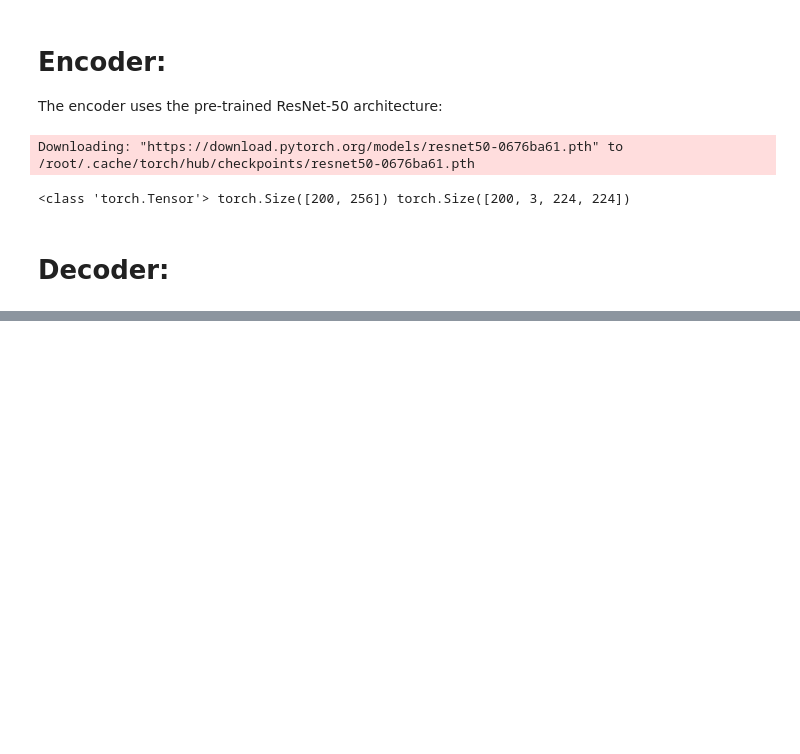
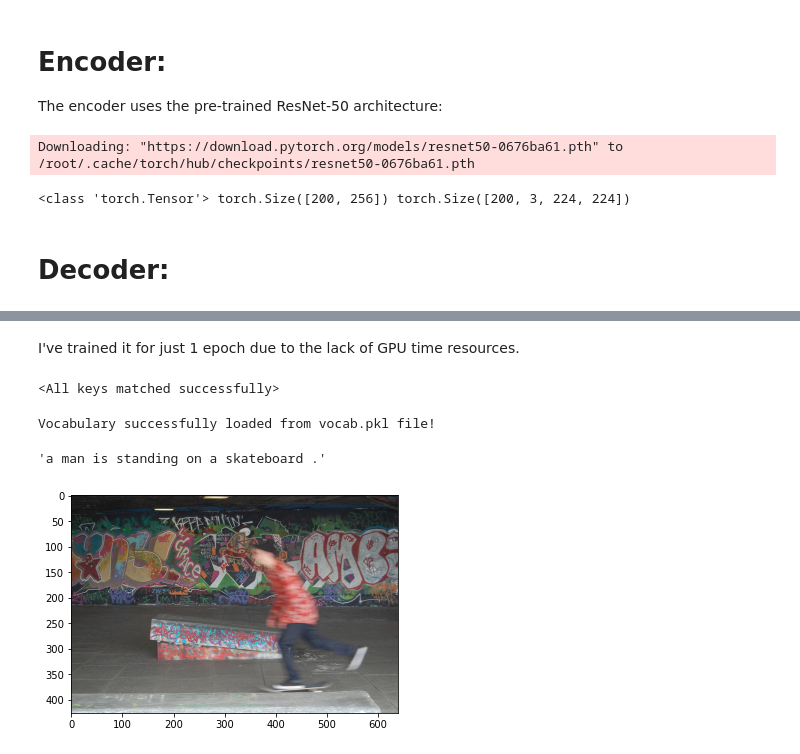
Before and after one commit to Sajad-Hosseini/Deep-learning, a Jupyter notebook: HW4/Codes/DL2022_HW4_P2.ipynb, the cells around one changed output, grey strips where cells are left out. Cells and saved outputs as stored; diff of their text form; code cells hidden in the pictures; blank space fills up the shorter version.

```diff
--- a/HW4/Codes/DL2022_HW4_P2.ipynb
+++ b/HW4/Codes/DL2022_HW4_P2.ipynb
@@ -671,11 +668,13 @@ Epochs [2/2] Step [1350/2071] Loss [2.4839]
+# %% [markdown]
+I've trained it for just 1 epoch due to the lack of GPU time resources.
 # %%
 model_save_path = '/content/drive/My Drive/Colab Notebooks/ComputerVision/RNN_LSTM/image_caption/CVND---Image-Captioning-Project/checkpoint'
 os.makedirs( model_save_path , exist_ok=True)
 
 device =  torch.device('cuda' if torch.cuda.is_available() else 'cpu')
 
-with open(  os.path.join(model_save_path , 'decoder_input_params_12_19_2019.pickle'), 'rb') as handle:
-    decoder_input_params = pickle.load(handle)
+#with open(  os.path.join(model_save_path , 'decoder_input_params_12_19_2019.pickle'), 'rb') as handle:
+#    decoder_input_params = pickle.load(handle)
 
 embed_size = decoder_input_params['embed_size']
 hidden_size= decoder_input_params['hidden_size']
@@ -687,6 +686,8 @@ encoder.load_state_dict(   torch.load(  os.path.join( model_save_path , 'encoder
 
 decoder = DecoderRNN( embed_size , hidden_size , vocab_size , num_layers )
 decoder.load_state_dict( torch.load(   os.path.join( model_save_path , 'decoderdata_{}.pkl'.format(1) )   ) )
+# %% [output]
+<All keys matched successfully>
 # %%
 # Define a transform to pre-process the training images.
 transform_test = transforms.Compose([
@@ -700,9 +701,11 @@ transform_test = transforms.Compose([
 # Obtain the data loader.
 data_loader_test = get_loader(transform=transform_test,
                          mode='test',
-                         cocoapi_loc = '/content/opt')
+                         cocoapi_loc = '/content')
 
 data_iter = iter(data_loader_test)
+# %% [output]
+Vocabulary successfully loaded from vocab.pkl file!
 # %%
 def get_sentences( original_img, all_predictions ):
   sentence = ' '
@@ -711,10 +714,13 @@ def get_sentences( original_img, all_predictions ):
 # %%
 encoder.to(device)
 decoder.to(device)
 encoder.eval()
 decoder.eval()
 original_img , processed_img  = next( data_iter )
 
 features  = encoder(processed_img.to(device)   ).unsqueeze(1)
-final_output = decoder.predict( features  , max_len=20)
+final_output = decoder.Predict( features  , max_len=20)
 get_sentences(original_img, final_output)
+# %% [output]
+'a man is standing on a skateboard .'
+[figure, added]
```
Also changed, not shown: parts of 8 cells of this notebook.
